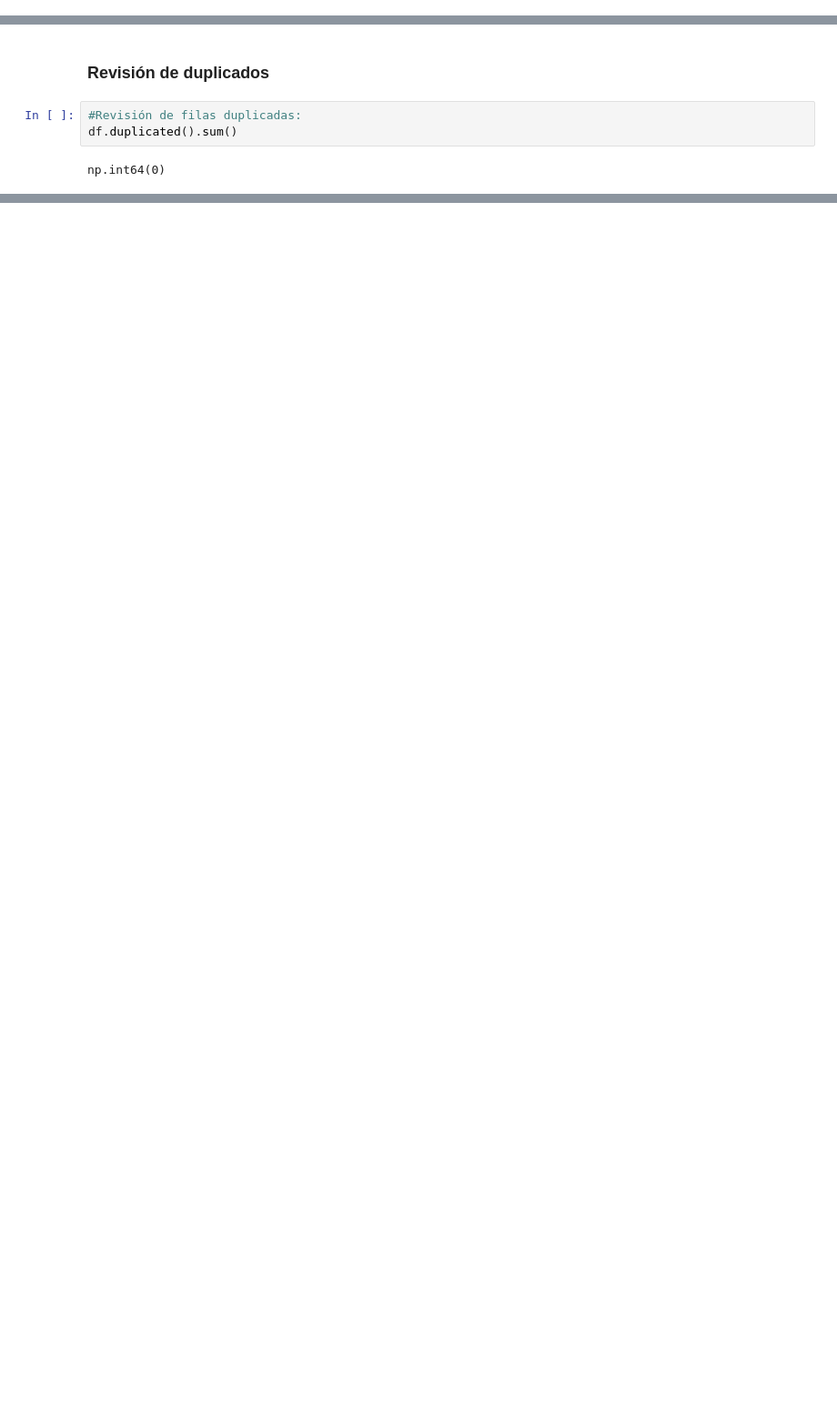
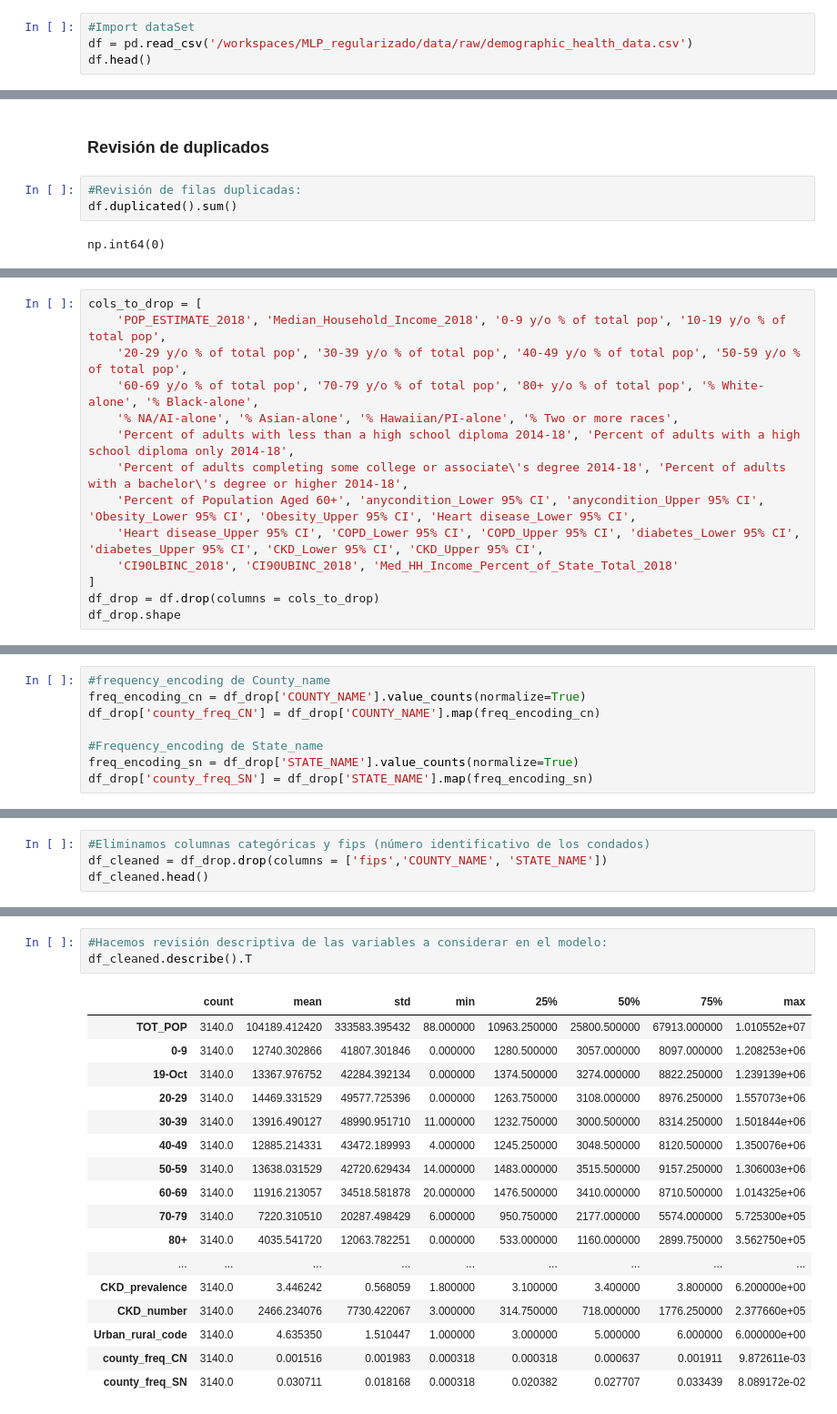
Before and after one commit to 4GeeksAcademy/MLP_regularizado, a Jupyter notebook: src/explore.ipynb, the cells around one changed output, grey strips where cells are left out. Shown at 91% size. Saved outputs shown, nothing was run; the diff lists cells and outputs as text; blank space fills up the shorter version.

```diff
--- a/src/explore.ipynb
+++ b/src/explore.ipynb
@@ -35,0 +23,4 @@ df.head()
+# %%
+#Import dataSet
+df = pd.read_csv('/workspaces/MLP_regularizado/data/raw/demographic_health_data.csv')
+df.head()
@@ -142,0 +128,14 @@ np.int64(0)
+# %%
+cols_to_drop = [
+    'POP_ESTIMATE_2018', 'Median_Household_Income_2018', '0-9 y/o % of total pop', '10-19 y/o % of total pop',
+    '20-29 y/o % of total pop', '30-39 y/o % of total pop', '40-49 y/o % of total pop', '50-59 y/o % of total pop',
+    '60-69 y/o % of total pop', '70-79 y/o % of total pop', '80+ y/o % of total pop', '% White-alone', '% Black-alone',
+    '% NA/AI-alone', '% Asian-alone', '% Hawaiian/PI-alone', '% Two or more races',
+    'Percent of adults with less than a high school diploma 2014-18', 'Percent of adults with a high school diploma only 2014-18',
+    'Percent of adults completing some college or associate\'s degree 2014-18', 'Percent of adults with a bachelor\'s degree or higher 2014-18',
+    'Percent of Population Aged 60+', 'anycondition_Lower 95% CI', 'anycondition_Upper 95% CI', 'Obesity_Lower 95% CI', 'Obesity_Upper 95% CI', 'Heart disease_Lower 95% CI',
+    'Heart disease_Upper 95% CI', 'COPD_Lower 95% CI', 'COPD_Upper 95% CI', 'diabetes_Lower 95% CI', 'diabetes_Upper 95% CI', 'CKD_Lower 95% CI', 'CKD_Upper 95% CI',
+    'CI90LBINC_2018', 'CI90UBINC_2018', 'Med_HH_Income_Percent_of_State_Total_2018'
+]
+df_drop = df.drop(columns = cols_to_drop)
+df_drop.shape
@@ -142,0 +157,8 @@ np.int64(0)
+# %%
+#frequency_encoding de County_name
+freq_encoding_cn = df_drop['COUNTY_NAME'].value_counts(normalize=True)
+df_drop['county_freq_CN'] = df_drop['COUNTY_NAME'].map(freq_encoding_cn)
+
+#Frequency_encoding de State_name
+freq_encoding_sn = df_drop['STATE_NAME'].value_counts(normalize=True)
+df_drop['county_freq_SN'] = df_drop['STATE_NAME'].map(freq_encoding_sn)
@@ -142,0 +174,4 @@ np.int64(0)
+# %%
+#Eliminamos columnas categóricas y fips (número identificativo de los condados)
+df_cleaned = df_drop.drop(columns = ['fips','COUNTY_NAME', 'STATE_NAME'])
+df_cleaned.head()
@@ -142,0 +207,21 @@ np.int64(0)
+# %%
+#Hacemos revisión descriptiva de las variables a considerar en el modelo:
+df_cleaned.describe().T
+# %% [output]
+|  | count | mean | std | min | 25% | 50% | 75% | max |
+| TOT_POP | 3140.0 | 104189.412420 | 333583.395432 | 88.000000 | 10963.250000 | 25800.500000 | 67913.000000 | 1.010552e+07 |
+| 0-9 | 3140.0 | 12740.302866 | 41807.301846 | 0.000000 | 1280.500000 | 3057.000000 | 8097.000000 | 1.208253e+06 |
+| 19-Oct | 3140.0 | 13367.976752 | 42284.392134 | 0.000000 | 1374.500000 | 3274.000000 | 8822.250000 | 1.239139e+06 |
+| 20-29 | 3140.0 | 14469.331529 | 49577.725396 | 0.000000 | 1263.750000 | 3108.000000 | 8976.250000 | 1.557073e+06 |
+| 30-39 | 3140.0 | 13916.490127 | 48990.951710 | 11.000000 | 1232.750000 | 3000.500000 | 8314.250000 | 1.501844e+06 |
+| 40-49 | 3140.0 | 12885.214331 | 43472.189993 | 4.000000 | 1245.250000 | 3048.500000 | 8120.500000 | 1.350076e+06 |
+| 50-59 | 3140.0 | 13638.031529 | 42720.629434 | 14.000000 | 1483.000000 | 3515.500000 | 9157.250000 | 1.306003e+06 |
+| 60-69 | 3140.0 | 11916.213057 | 34518.581878 | 20.000000 | 1476.500000 | 3410.000000 | 8710.500000 | 1.014325e+06 |
+| 70-79 | 3140.0 | 7220.310510 | 20287.498429 | 6.000000 | 950.750000 | 2177.000000 | 5574.000000 | 5.725300e+05 |
+| 80+ | 3140.0 | 4035.541720 | 12063.782251 | 0.000000 | 533.000000 | 1160.000000 | 2899.750000 | 3.562750e+05 |
+| ... | ... | ... | ... | ... | ... | ... | ... | ... |
+| CKD_prevalence | 3140.0 | 3.446242 | 0.568059 | 1.800000 | 3.100000 | 3.400000 | 3.800000 | 6.200000e+00 |
+| CKD_number | 3140.0 | 2466.234076 | 7730.422067 | 3.000000 | 314.750000 | 718.000000 | 1776.250000 | 2.377660e+05 |
+| Urban_rural_code | 3140.0 | 4.635350 | 1.510447 | 1.000000 | 3.000000 | 5.000000 | 6.000000 | 6.000000e+00 |
+| county_freq_CN | 3140.0 | 0.001516 | 0.001983 | 0.000318 | 0.000318 | 0.000637 | 0.001911 | 9.872611e-03 |
+| county_freq_SN | 3140.0 | 0.030711 | 0.018168 | 0.000318 | 0.020382 | 0.027707 | 0.033439 | 8.089172e-02 |
```
Also changed, not shown: parts of 18 cells of this notebook, 1 other file.
